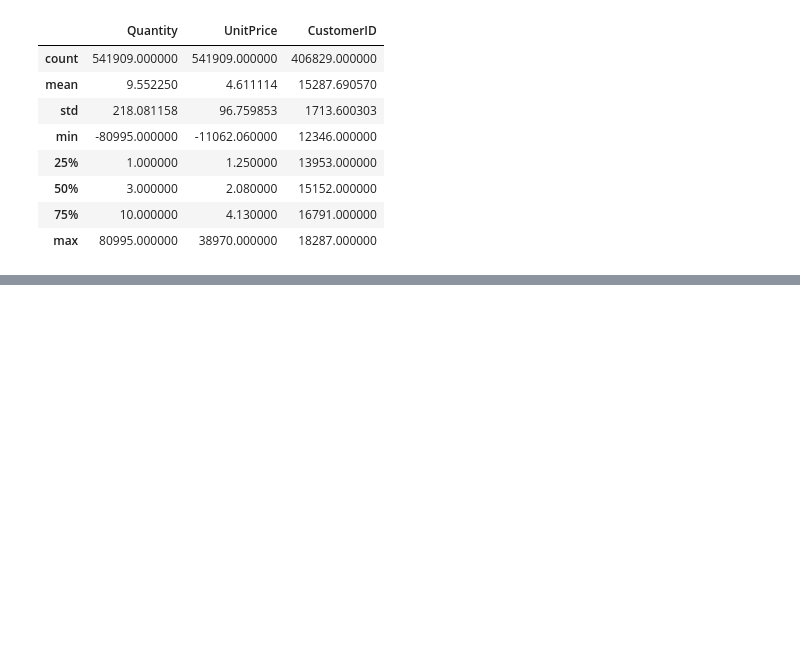
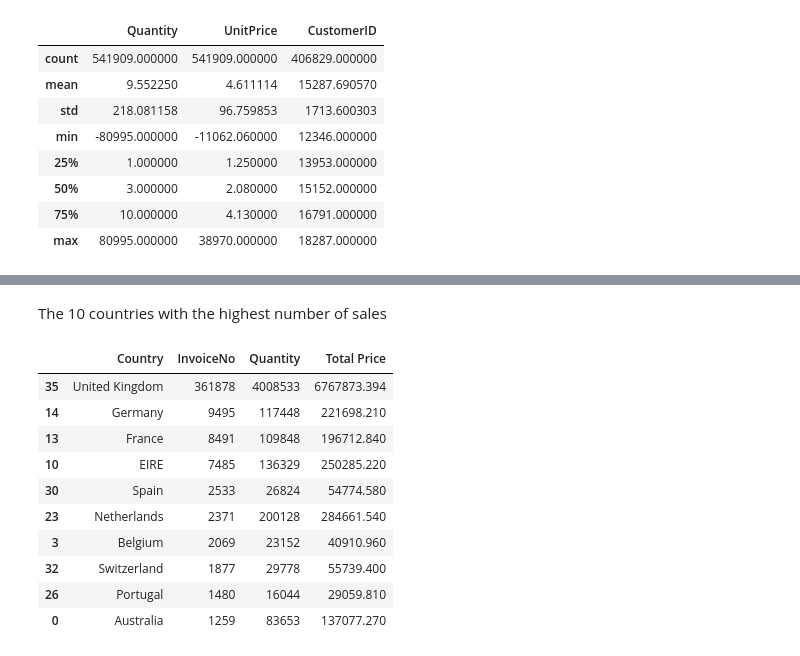
Before and after one commit to Janeli-m/October-2020-WaiLEARN-004, a Jupyter notebook: Online_Retail_Janeli.ipynb, the cells around one changed output, grey strips where cells are left out. Saved outputs shown, nothing was run; the diff lists cells and outputs as text; code cells hidden in the pictures; blank space fills up the shorter version.

```diff
--- a/Online_Retail_Janeli.ipynb
+++ b/Online_Retail_Janeli.ipynb
@@ -47,0 +168,17 @@ dtype: int64
+# %% [markdown]
+The 10 countries with the highest number of sales
+# %%
+df = data.groupby('Country', as_index= False).agg({'InvoiceNo': pd.Series.count, 'Quantity': pd.Series.sum, 'Total Price':pd.Series.sum,}).sort_values(by= 'InvoiceNo',ascending=False)
+df.head(10)
+# %% [output]
+|  | Country | InvoiceNo | Quantity | Total Price |
+| 35 | United Kingdom | 361878 | 4008533 | 6767873.394 |
+| 14 | Germany | 9495 | 117448 | 221698.210 |
+| 13 | France | 8491 | 109848 | 196712.840 |
+| 10 | EIRE | 7485 | 136329 | 250285.220 |
+| 30 | Spain | 2533 | 26824 | 54774.580 |
+| 23 | Netherlands | 2371 | 200128 | 284661.540 |
+| 3 | Belgium | 2069 | 23152 | 40910.960 |
+| 32 | Switzerland | 1877 | 29778 | 55739.400 |
+| 26 | Portugal | 1480 | 16044 | 29059.810 |
+| 0 | Australia | 1259 | 83653 | 137077.270 |
```
Also changed, not shown: parts of 41 cells of this notebook.
